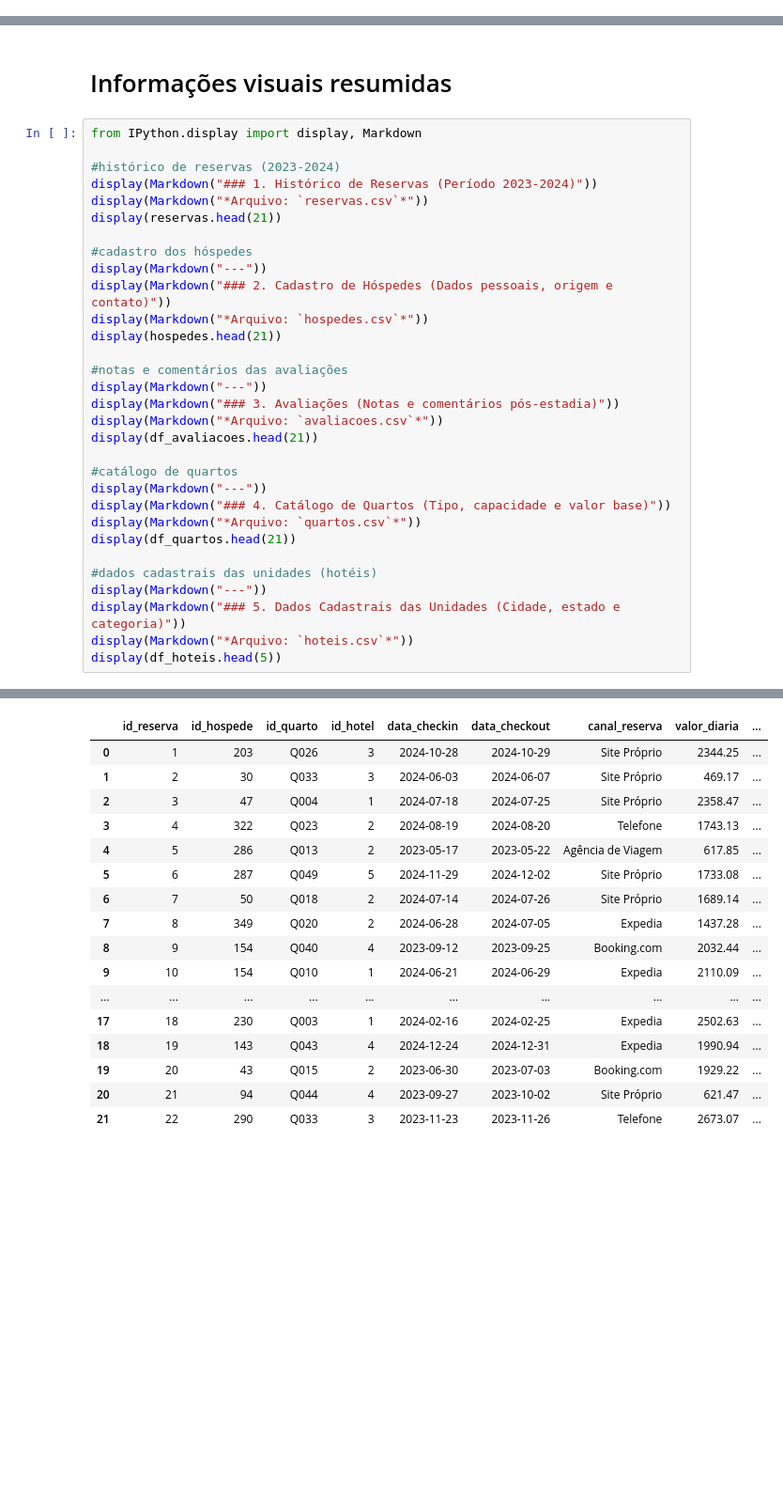
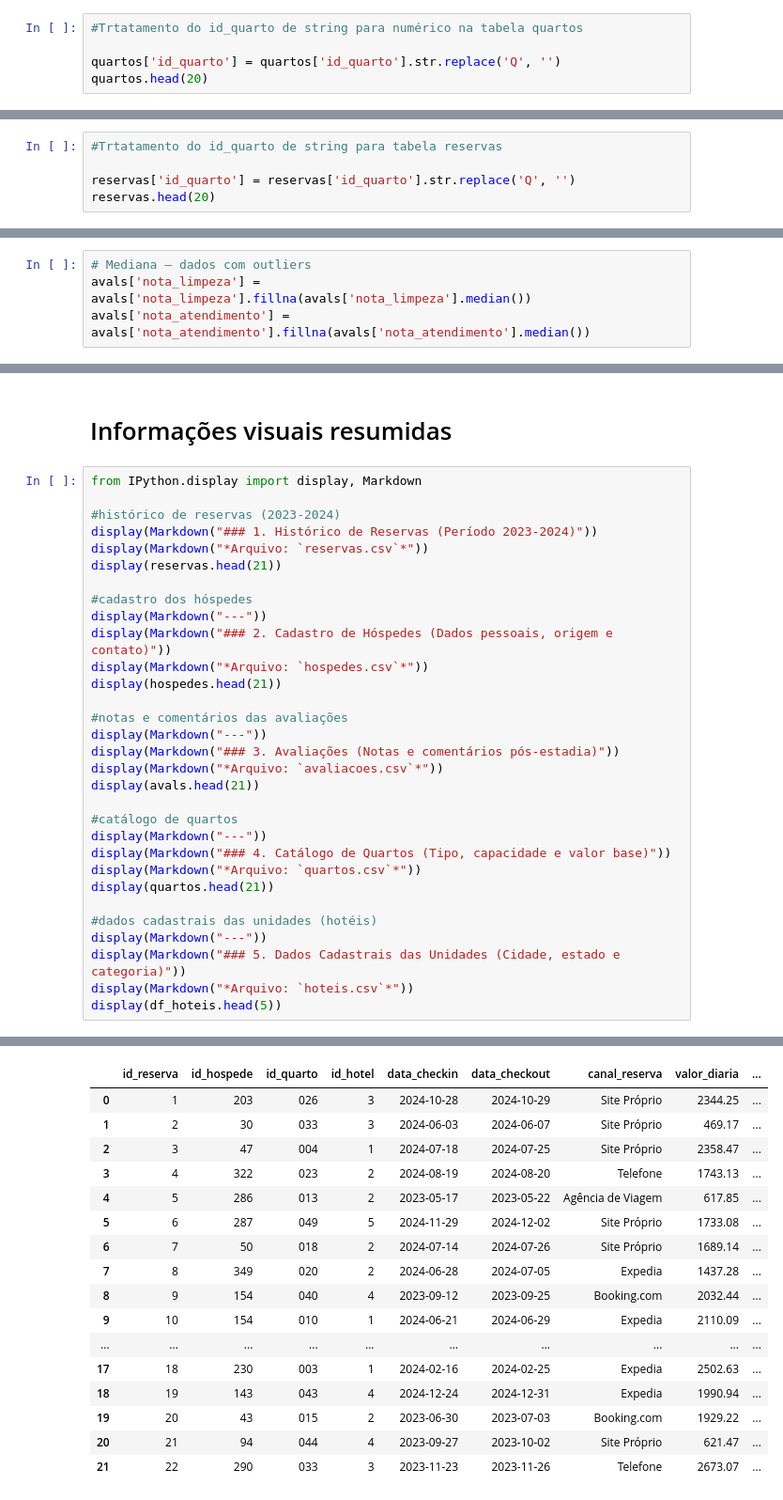
Before and after one commit to alexxjustino/ProjetoNaraSenac, a Jupyter notebook: narahoteis_novo_final_bruno.ipynb, the cells around one changed output, grey strips where cells are left out. Shown at 94% size. Drawn from its saved outputs; the diff is of its cells as text; blank space fills up the shorter version.

```diff
--- a/narahoteis_novo_final_bruno.ipynb
+++ b/narahoteis_novo_final_bruno.ipynb
@@ -363,3 +363,8 @@ Luxo            11
 Suite            9
 Suite Master     5
 Name: count, dtype: int64
+# %%
+#Trtatamento do id_quarto de string para numérico na tabela quartos
+
+quartos['id_quarto'] = quartos['id_quarto'].str.replace('Q', '')
+quartos.head(20)
@@ -929,3 +952,8 @@ Cancelada        88
 No-show          51
 Overbooking      45
 Name: count, dtype: int64
+# %%
+#Trtatamento do id_quarto de string para tabela reservas
+
+reservas['id_quarto'] = reservas['id_quarto'].str.replace('Q', '')
+reservas.head(20)
@@ -1059,3 +1109,7 @@ nota_custo_beneficio invalidadas:  0
+# %%
+# Mediana — dados com outliers
+avals['nota_limpeza'] = avals['nota_limpeza'].fillna(avals['nota_limpeza'].median())
+avals['nota_atendimento'] = avals['nota_atendimento'].fillna(avals['nota_atendimento'].median())
 # %% [markdown]
 **Avaliações com data inválida e de reservas canceladas**
 
@@ -1417,51 +1521,51 @@ from IPython.display import display, Markdown
 #histórico de reservas (2023-2024)
 display(Markdown("### 1. Histórico de Reservas (Período 2023-2024)"))
 display(Markdown("*Arquivo: `reservas.csv`*"))
 display(reservas.head(21))
 
 #cadastro dos hóspedes
 display(Markdown("---"))
 display(Markdown("### 2. Cadastro de Hóspedes (Dados pessoais, origem e contato)"))
 display(Markdown("*Arquivo: `hospedes.csv`*"))
 display(hospedes.head(21))
 
 #notas e comentários das avaliações
 display(Markdown("---"))
 display(Markdown("### 3. Avaliações (Notas e comentários pós-estadia)"))
 display(Markdown("*Arquivo: `avaliacoes.csv`*"))
-display(df_avaliacoes.head(21))
+display(avals.head(21))
 
 #catálogo de quartos
 display(Markdown("---"))
 display(Markdown("### 4. Catálogo de Quartos (Tipo, capacidade e valor base)"))
 display(Markdown("*Arquivo: `quartos.csv`*"))
-display(df_quartos.head(21))
+display(quartos.head(21))
 
 #dados cadastrais das unidades (hotéis)
 display(Markdown("---"))
 display(Markdown("### 5. Dados Cadastrais das Unidades (Cidade, estado e categoria)"))
 display(Markdown("*Arquivo: `hoteis.csv`*"))
 display(df_hoteis.head(5))
 # %% [output]
 ### 1. Histórico de Reservas (Período 2023-2024)
 *Arquivo: `reservas.csv`*
 |  | id_reserva | id_hospede | id_quarto | id_hotel | data_checkin | data_checkout | canal_reserva | valor_diaria | ... |
-| 0 | 1 | 203 | Q026 | 3 | 2024-10-28 | 2024-10-29 | Site Próprio | 2344.25 | ... |
-| 1 | 2 | 30 | Q033 | 3 | 2024-06-03 | 2024-06-07 | Site Próprio | 469.17 | ... |
-| 2 | 3 | 47 | Q004 | 1 | 2024-07-18 | 2024-07-25 | Site Próprio | 2358.47 | ... |
-| 3 | 4 | 322 | Q023 | 2 | 2024-08-19 | 2024-08-20 | Telefone | 1743.13 | ... |
-| 4 | 5 | 286 | Q013 | 2 | 2023-05-17 | 2023-05-22 | Agência de Viagem | 617.85 | ... |
-| 5 | 6 | 287 | Q049 | 5 | 2024-11-29 | 2024-12-02 | Site Próprio | 1733.08 | ... |
-| 6 | 7 | 50 | Q018 | 2 | 2024-07-14 | 2024-07-26 | Site Próprio | 1689.14 | ... |
-| 7 | 8 | 349 | Q020 | 2 | 2024-06-28 | 2024-07-05 | Expedia | 1437.28 | ... |
-| 8 | 9 | 154 | Q040 | 4 | 2023-09-12 | 2023-09-25 | Booking.com | 2032.44 | ... |
-| 9 | 10 | 154 | Q010 | 1 | 2024-06-21 | 2024-06-29 | Expedia | 2110.09 | ... |
+| 0 | 1 | 203 | 026 | 3 | 2024-10-28 | 2024-10-29 | Site Próprio | 2344.25 | ... |
+| 1 | 2 | 30 | 033 | 3 | 2024-06-03 | 2024-06-07 | Site Próprio | 469.17 | ... |
+| 2 | 3 | 47 | 004 | 1 | 2024-07-18 | 2024-07-25 | Site Próprio | 2358.47 | ... |
+| 3 | 4 | 322 | 023 | 2 | 2024-08-19 | 2024-08-20 | Telefone | 1743.13 | ... |
+| 4 | 5 | 286 | 013 | 2 | 2023-05-17 | 2023-05-22 | Agência de Viagem | 617.85 | ... |
+| 5 | 6 | 287 | 049 | 5 | 2024-11-29 | 2024-12-02 | Site Próprio | 1733.08 | ... |
+| 6 | 7 | 50 | 018 | 2 | 2024-07-14 | 2024-07-26 | Site Próprio | 1689.14 | ... |
+| 7 | 8 | 349 | 020 | 2 | 2024-06-28 | 2024-07-05 | Expedia | 1437.28 | ... |
+| 8 | 9 | 154 | 040 | 4 | 2023-09-12 | 2023-09-25 | Booking.com | 2032.44 | ... |
+| 9 | 10 | 154 | 010 | 1 | 2024-06-21 | 2024-06-29 | Expedia | 2110.09 | ... |
 | ... | ... | ... | ... | ... | ... | ... | ... | ... | ... |
-| 17 | 18 | 230 | Q003 | 1 | 2024-02-16 | 2024-02-25 | Expedia | 2502.63 | ... |
-| 18 | 19 | 143 | Q043 | 4 | 2024-12-24 | 2024-12-31 | Expedia | 1990.94 | ... |
-| 19 | 20 | 43 | Q015 | 2 | 2023-06-30 | 2023-07-03 | Booking.com | 1929.22 | ... |
-| 20 | 21 | 94 | Q044 | 4 | 2023-09-27 | 2023-10-02 | Site Próprio | 621.47 | ... |
-| 21 | 22 | 290 | Q033 | 3 | 2023-11-23 | 2023-11-26 | Telefone | 2673.07 | ... |
+| 17 | 18 | 230 | 003 | 1 | 2024-02-16 | 2024-02-25 | Expedia | 2502.63 | ... |
+| 18 | 19 | 143 | 043 | 4 | 2024-12-24 | 2024-12-31 | Expedia | 1990.94 | ... |
+| 19 | 20 | 43 | 015 | 2 | 2023-06-30 | 2023-07-03 | Booking.com | 1929.22 | ... |
+| 20 | 21 | 94 | 044 | 4 | 2023-09-27 | 2023-10-02 | Site Próprio | 621.47 | ... |
+| 21 | 22 | 290 | 033 | 3 | 2023-11-23 | 2023-11-26 | Telefone | 2673.07 | ... |
 ---
 ### 2. Cadastro de Hóspedes (Dados pessoais, origem e contato)
 *Arquivo: `hospedes.csv`*
```
Also changed, not shown: parts of 12 cells of this notebook.
